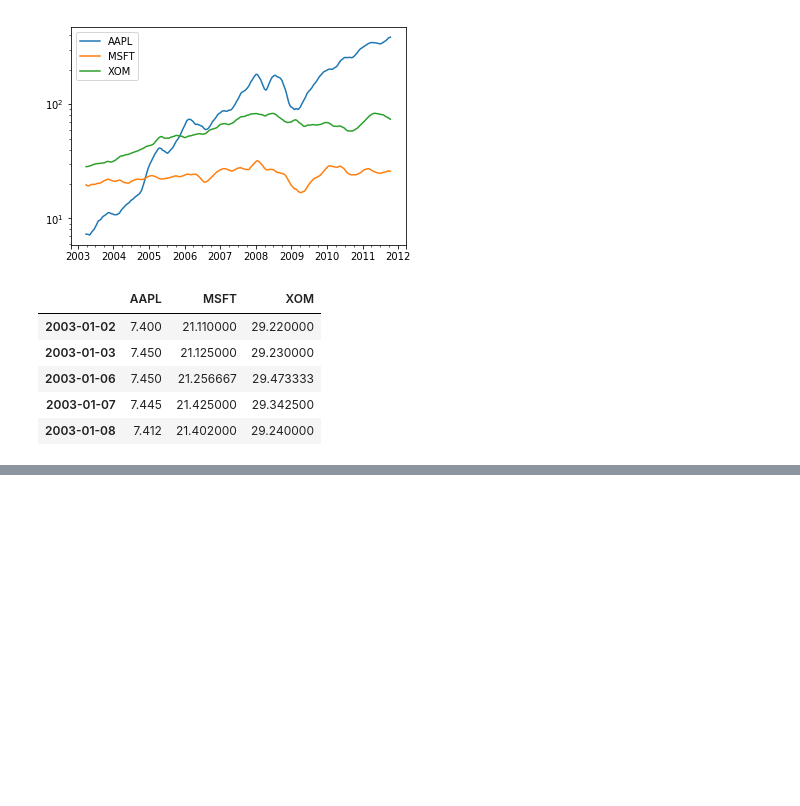
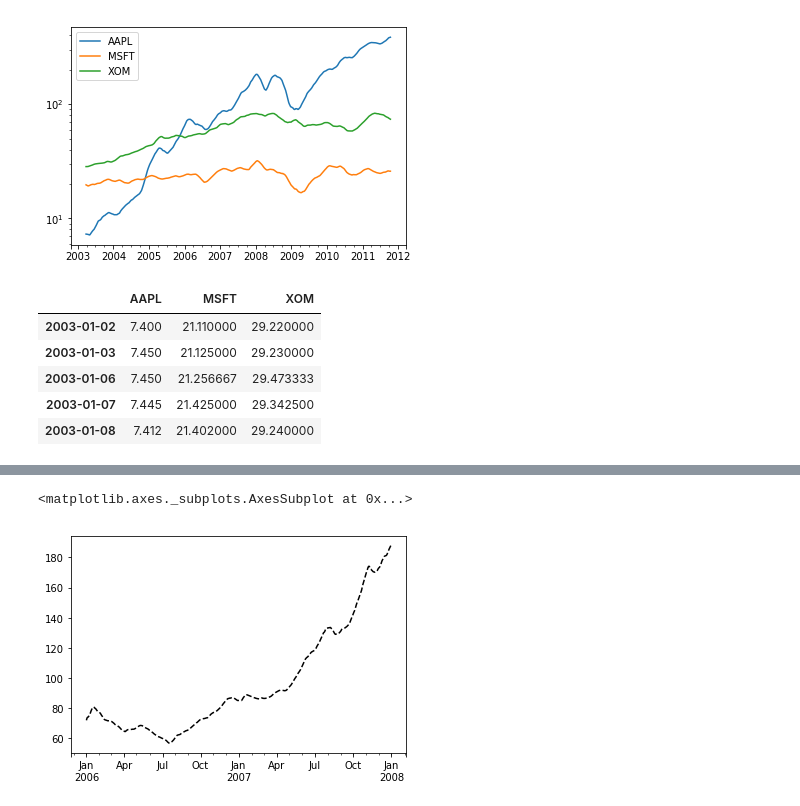
Before and after one commit to rumourcy/DA, a Jupyter notebook: python-for-data-analysis/chapter11.ipynb, the cells around one changed output, grey strips where cells are left out. Drawn from its saved outputs; the diff is of its cells as text; code cells hidden in the pictures; blank space fills up the shorter version.

```diff
--- a/python-for-data-analysis/chapter11.ipynb
+++ b/python-for-data-analysis/chapter11.ipynb
@@ -1334,0 +1377,2 @@ close_px.rolling('20D').mean().head()
+# %%
+ewma60 = aapl_px.ewm(span=30).mean()
@@ -1334,0 +1404,5 @@ close_px.rolling('20D').mean().head()
+# %%
+ewma60.plot(style='k--', label='EW MA')
+# %% [output]
+<matplotlib.axes._subplots.AxesSubplot at 0x...>
+[figure, added]
```
Also changed, not shown: parts of 74 cells of this notebook.
